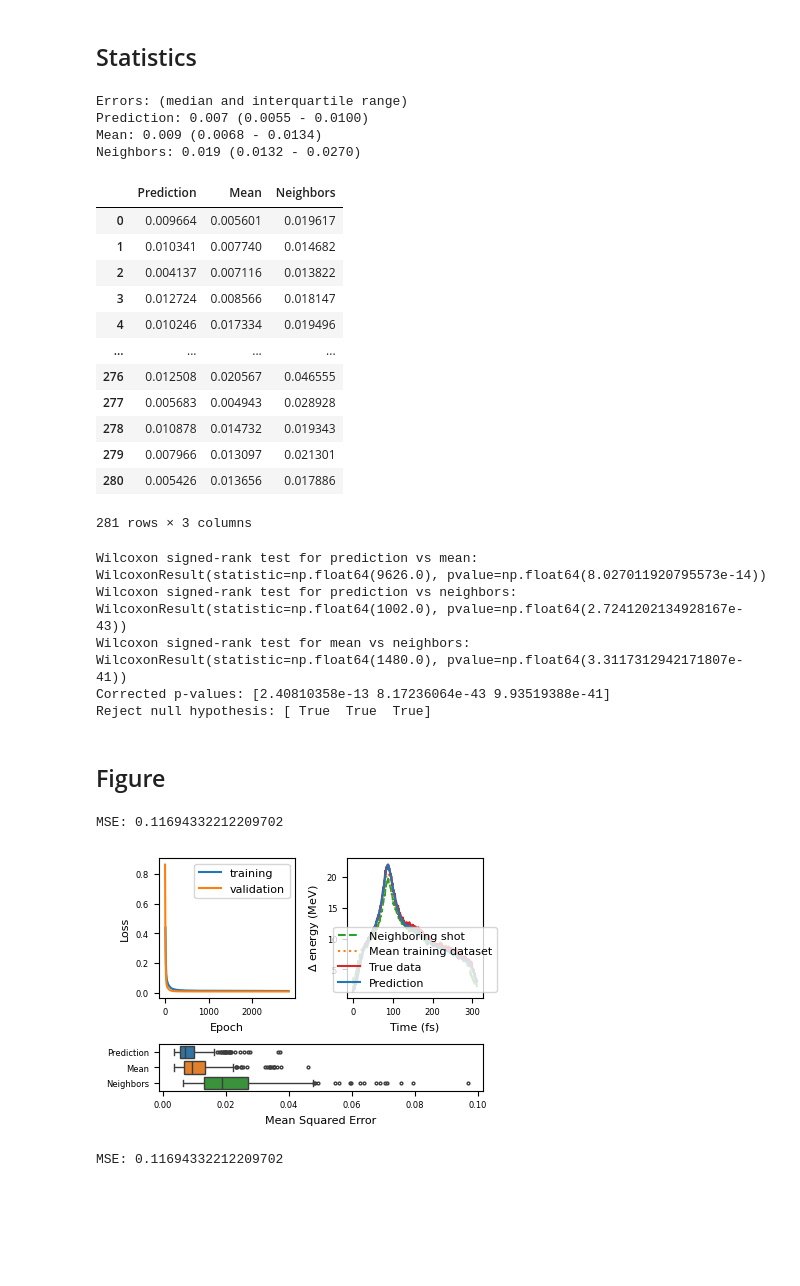
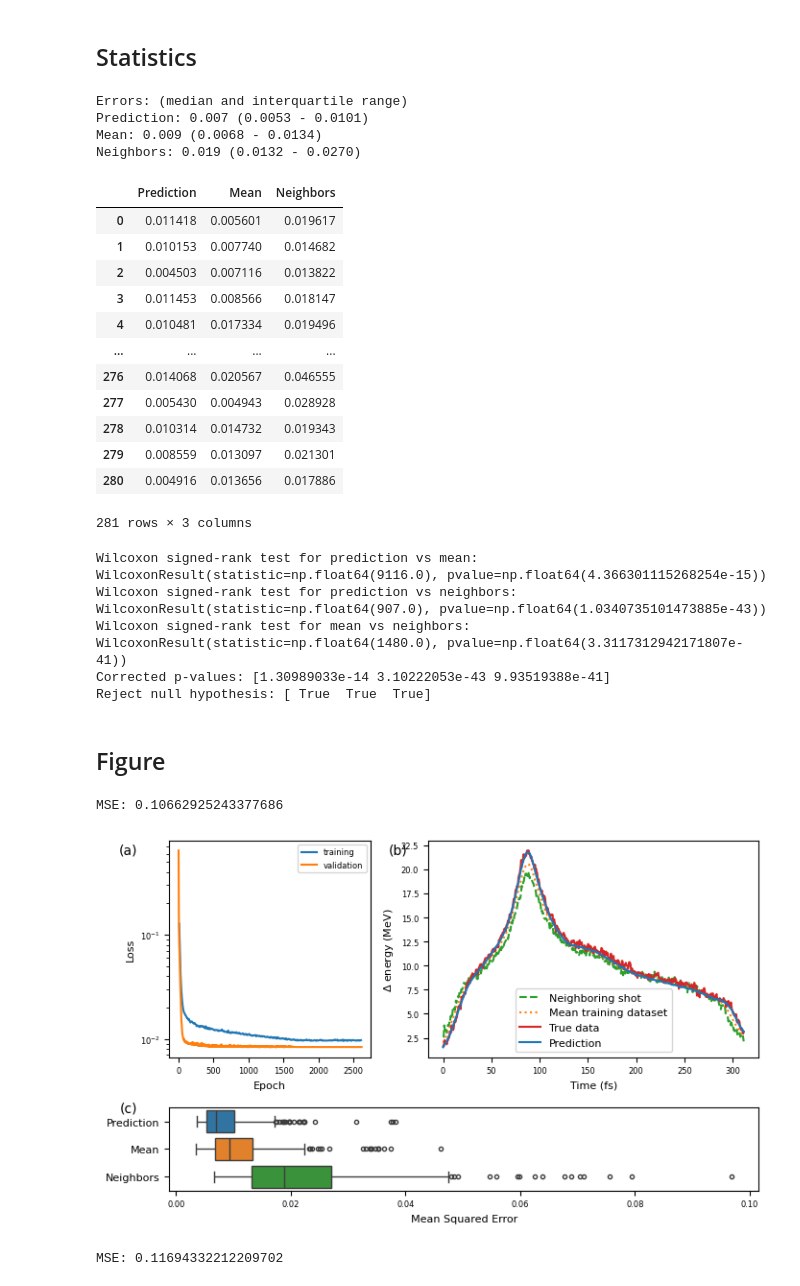
Before and after one commit to thawn/VPRD, a Jupyter notebook: docs/notebooks/train_mlp_model.ipynb, the cells around one changed output. Cells and saved outputs as stored; diff of their text form; code cells hidden in the pictures; blank space fills up the shorter version.

```diff
--- a/docs/notebooks/train_mlp_model.ipynb
+++ b/docs/notebooks/train_mlp_model.ipynb
@@ -91,8 +91,8 @@ Input shape: torch.Size([22]), Output shape: torch.Size([567])
 # %% [markdown]
 ## Create a Multi-Layer-Perceptron Model
 # %%
-penalty_weight = 0.1
-mlp = vprd.EnergyPredictionMLPModel(input_shape, output_shape, learning_rate_scheduler_patience=200)
+penalty_weight = 0
+mlp = vprd.EnergyPredictionMLPModel(input_shape, output_shape, learning_rate_scheduler_patience=238, learning_rate_scheduler_factor=0.05, lr=0.005, dropout=0.45)
 mlp.initialize_loss_function(training_data_loader, penalty_weight=penalty_weight)
 mlp
 # %% [output]
@@ -110,8 +110,13 @@ EnergyPredictionMLPModel(
 ## Train the model
 # %%
 lr_monitor = LearningRateMonitor(logging_interval='step')
-early_stopping = EarlyStopping(monitor='val_loss', patience=500)
+early_stopping = EarlyStopping(monitor='val_loss', patience=1225)
+
+# train the model on a gpu
 trainer = pl.Trainer(max_epochs=-1, accelerator='gpu', log_every_n_steps=10, callbacks=[lr_monitor, early_stopping], enable_progress_bar=False)
+
+# # in case you run into GPU errors in the next cell, train the model on a cpu by commenting out the line above and uncommenting the following line
+# trainer = pl.Trainer(max_epochs=-1, accelerator='cpu', log_every_n_steps=10, callbacks=[ lr_monitor, early_stopping], enable_progress_bar=False)
 # %% [output]
 GPU available: True (mps), used: True
 TPU available: False, using: 0 TPU cores
@@ -278,24 +283,24 @@ for i, error_type in enumerate(error_labels):
     # axs[3].text(0.04, i, f'{mean_error:.3f} ± {std_error:.4f} n={len(test_data_loader.dataset) - 1}', verticalalignment='center', fontsize=6)
 # %% [output]
 Errors: (median and interquartile range)
-Prediction: 0.007 (0.0055 - 0.0100)
+Prediction: 0.007 (0.0053 - 0.0101)
 Mean: 0.009 (0.0068 - 0.0134)
 Neighbors: 0.019 (0.0132 - 0.0270)
 # %%
 dataframe
 # %% [output]
 |  | Prediction | Mean | Neighbors |
-| 0 | 0.009664 | 0.005601 | 0.019617 |
-| 1 | 0.010341 | 0.007740 | 0.014682 |
-| 2 | 0.004137 | 0.007116 | 0.013822 |
-| 3 | 0.012724 | 0.008566 | 0.018147 |
-| 4 | 0.010246 | 0.017334 | 0.019496 |
+| 0 | 0.011418 | 0.005601 | 0.019617 |
+| 1 | 0.010153 | 0.007740 | 0.014682 |
+| 2 | 0.004503 | 0.007116 | 0.013822 |
+| 3 | 0.011453 | 0.008566 | 0.018147 |
+| 4 | 0.010481 | 0.017334 | 0.019496 |
 | ... | ... | ... | ... |
-| 276 | 0.012508 | 0.020567 | 0.046555 |
-| 277 | 0.005683 | 0.004943 | 0.028928 |
-| 278 | 0.010878 | 0.014732 | 0.019343 |
-| 279 | 0.007966 | 0.013097 | 0.021301 |
-| 280 | 0.005426 | 0.013656 | 0.017886 |
+| 276 | 0.014068 | 0.020567 | 0.046555 |
+| 277 | 0.005430 | 0.004943 | 0.028928 |
+| 278 | 0.010314 | 0.014732 | 0.019343 |
+| 279 | 0.008559 | 0.013097 | 0.021301 |
+| 280 | 0.004916 | 0.013656 | 0.017886 |
 281 rows × 3 columns
 # %%
 # perform a wilcoxon signed-rank test to test whether predictions are significantly lower than mean and neighbors
@@ -312,43 +317,52 @@ reject, corrected_p_values, _, _ = multipletests(p_values, method='bonferroni',
 print(f"Corrected p-values: {corrected_p_values}")
 print(f"Reject null hypothesis: {reject}")
 # %% [output]
-Wilcoxon signed-rank test for prediction vs mean: WilcoxonResult(statistic=np.float64(9626.0), pvalue=np.float64(8.027011920795573e-14))
-Wilcoxon signed-rank test for prediction vs neighbors: WilcoxonResult(statistic=np.float64(1002.0), pvalue=np.float64(2.7241202134928167e-43))
+Wilcoxon signed-rank test for prediction vs mean: WilcoxonResult(statistic=np.float64(9116.0), pvalue=np.float64(4.366301115268254e-15))
+Wilcoxon signed-rank test for prediction vs neighbors: WilcoxonResult(statistic=np.float64(907.0), pvalue=np.float64(1.0340735101473885e-43))
 Wilcoxon signed-rank test for mean vs neighbors: WilcoxonResult(statistic=np.float64(1480.0), pvalue=np.float64(3.3117312942171807e-41))
-Corrected p-values: [2.40810358e-13 8.17236064e-43 9.93519388e-41]
+Corrected p-values: [1.30989033e-14 3.10222053e-43 9.93519388e-41]
 Reject null hypothesis: [ True  True  True]
 # %% [markdown]
 ## Figure
 # %%
 event_acc = EventAccumulator(trainer.lightning_module.logger.log_dir)
 event_acc.Reload()
 fig = plt.figure(figsize=(onecolumn*1.2, onecolumn * 0.85))
 # plot the training and validation loss in the top left
 axs = []
-axs.append(plt.subplot2grid((3, 2), (0, 0), rowspan=2 ,fig=fig))
-plot_loss(event_acc, ax=axs[0])
+# axs.append(plt.subplot2grid(figure_grid, (0, 0), rowspan=2, colspan=1, fig=fig))
+# plot_loss(event_acc, ax=axs[0])
+# axs[0].set_title('(' + chr(96 + len(axs)) + ')', x=-0.6, y=1.0, loc='left', pad=-plt.rcParams['axes.titlesize'])
+# axs[0].legend(fontsize=6)
+
+# plot the training and validation loss in log scale
+axs.append(plt.subplot2grid(figure_grid, (0, 0), rowspan=2, colspan=2, fig=fig))
+plot_loss(event_acc, ax=axs[-1], yscale='log')
+axs[-1].set_title("(" + chr(96 + len(axs)) + ")", x=-0.25, y=1.0, loc="left", pad=-plt.rcParams["axes.titlesize"])
+axs[-1].legend(fontsize=6)
 
 # plot the prediction vs measurement in the top right
-axs.append(plt.subplot2grid((3, 2), (0, 1), rowspan=2, fig=fig))
-plot_predictions(156, predictions[0], test_data_loader, ax=axs[1])
-axs[1].legend(loc='lower center')
-# axs[1].legend(loc='upper center', bbox_to_anchor=(0.5, -0.2)) # place the legend below the axis
-
+axs.append(plt.subplot2grid(figure_grid, (0, 2), rowspan=2, colspan=3, fig=fig))
+plot_predictions(156, predictions[0], test_data_loader, ax=axs[-1])
+axs[-1].legend(loc='lower center')
+axs[-1].set_title("(" + chr(96 + len(axs)) + ")", x=-0.12, y=1.0, loc="left", pad=-plt.rcParams["axes.titlesize"])
+# axs[2].legend(loc='upper center', bbox_to_anchor=(0.5, -0.2)) # place the legend below the axis
 
 # plot the error summary in the bottom row
-axs.append(plt.subplot2grid((3, 2), (2, 0), colspan=2, fig=fig))
-sns.boxplot(data=dataframe, ax=axs[2], orient='h', fliersize=2)
+axs.append(plt.subplot2grid(figure_grid, (2, 0), colspan=figure_grid[1], fig=fig))
+sns.boxplot(data=dataframe, ax=axs[-1], orient='h', fliersize=3)
+axs[-1].set_xlabel('Mean Squared Error')
+# increase the font size of the y-axis ticks
+axs[-1].tick_params(axis='y', labelsize=plt.rcParams['axes.labelsize'])
+axs[-1].set_title("(" + chr(96 + len(axs)) + ")", x=-0.085, y=1.0, loc="left", pad=-plt.rcParams["axes.titlesize"] / 3)
 
-axs[2].set_xlabel('Mean Squared Error')
-# increase the font size of the y-axis ticks
-axs[2].tick_params(axis='y')#, labelsize=plt.rcParams['axes.labelsize'])
 plt.tight_layout()
 
 # save as svg
 fig.savefig(local_data_path / f'training_results_penalty{penalty_weight}.svg')
 # %% [output]
-MSE: 0.11694332212209702
+MSE: 0.10662925243377686
-[figure, old version]
+[figure, new version]
 # %%
 event_acc = EventAccumulator(trainer.lightning_module.logger.log_dir)
 event_acc.Reload()
```
Also changed, not shown: parts of 7 cells of this notebook.
